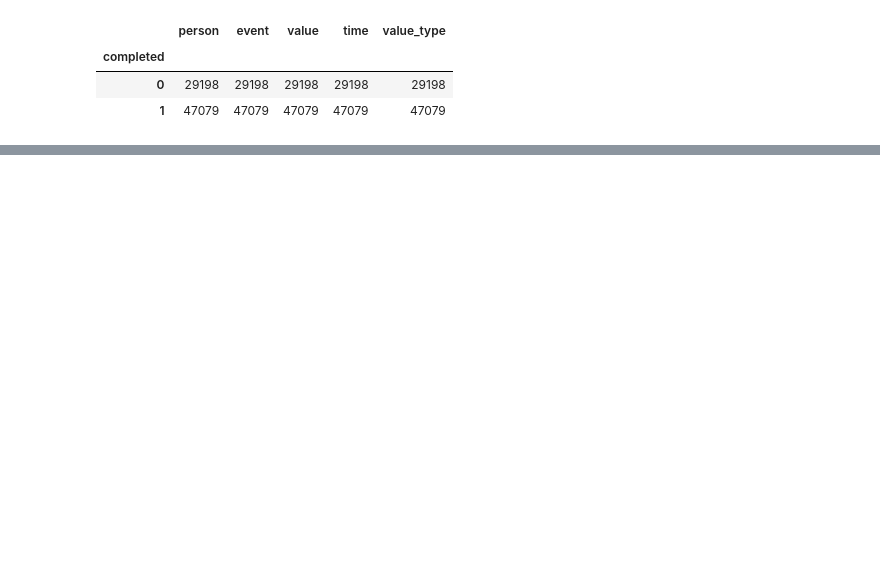
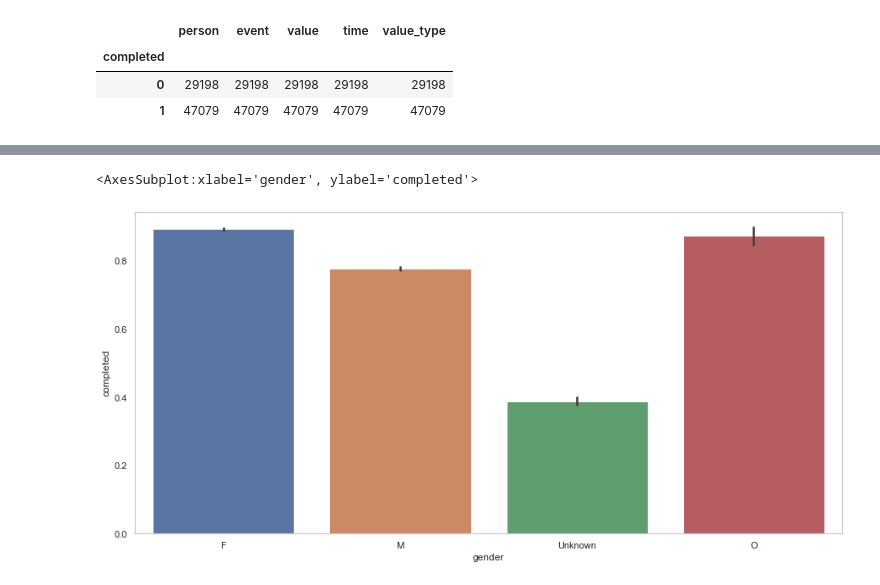
Before and after one commit to claudiazi/UdacityDataScientistNanoDegree, a Jupyter notebook: Projects/starbucks_capstone/Starbucks_Capstone_notebook.ipynb, the cells around one changed output, grey strips where cells are left out. Saved outputs shown, nothing was run; the diff lists cells and outputs as text; code cells hidden in the pictures; blank space fills up the shorter version.

```diff
--- a/Projects/starbucks_capstone/Starbucks_Capstone_notebook.ipynb
+++ b/Projects/starbucks_capstone/Starbucks_Capstone_notebook.ipynb
@@ -399,0 +391,5 @@ df_all.shape
+# %%
+sns.barplot(data=df_all, x="gender", y="completed")
+# %% [output]
+<AxesSubplot:xlabel='gender', ylabel='completed'>
+[figure, added]
```
Also changed, not shown: parts of 63 cells of this notebook, 1 other file.
